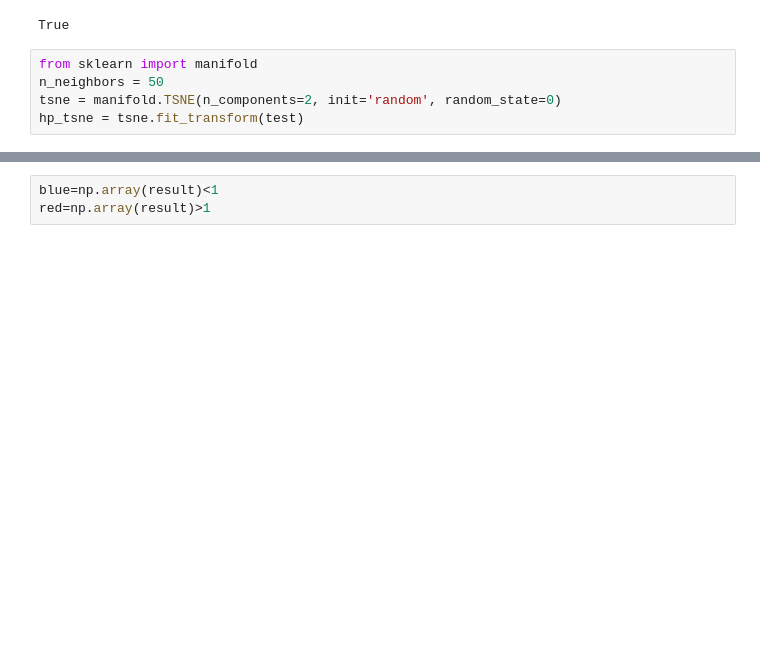
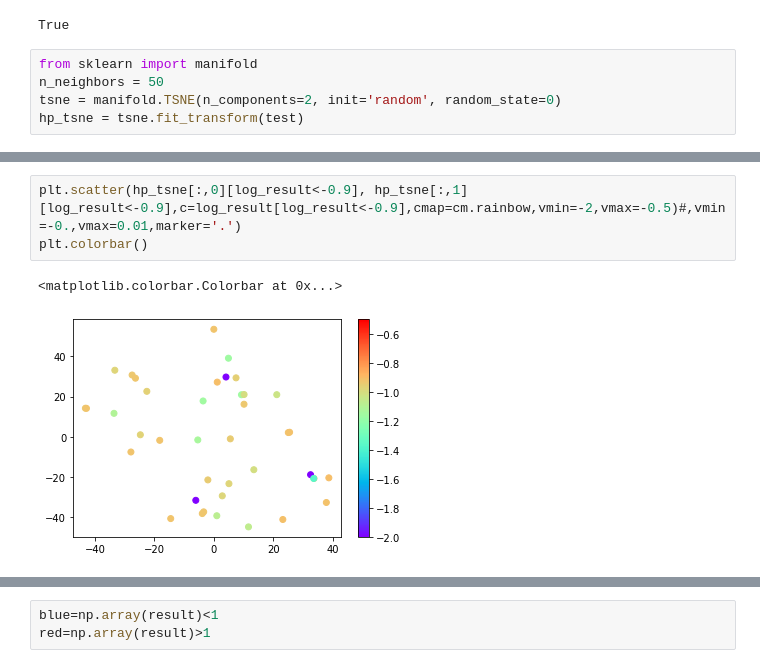
Before and after one commit to someoneinthecrowd/Microroller_Fields, a Jupyter notebook: 4para_try.ipynb, the cells around one changed output, grey strips where cells are left out. Saved outputs shown, nothing was run; the diff lists cells and outputs as text; blank space fills up the shorter version.

```diff
--- a/4para_try.ipynb
+++ b/4para_try.ipynb
@@ -274,0 +307,6 @@ hp_tsne = tsne.fit_transform(test)
+# %%
+plt.scatter(hp_tsne[:,0][log_result<-0.9], hp_tsne[:,1][log_result<-0.9],c=log_result[log_result<-0.9],cmap=cm.rainbow,vmin=-2,vmax=-0.5)#,vmin=-0.,vmax=0.01,marker='.')
+plt.colorbar()
+# %% [output]
+<matplotlib.colorbar.Colorbar at 0x...>
+[figure, added]
```
Also changed, not shown: parts of 26 cells of this notebook.
